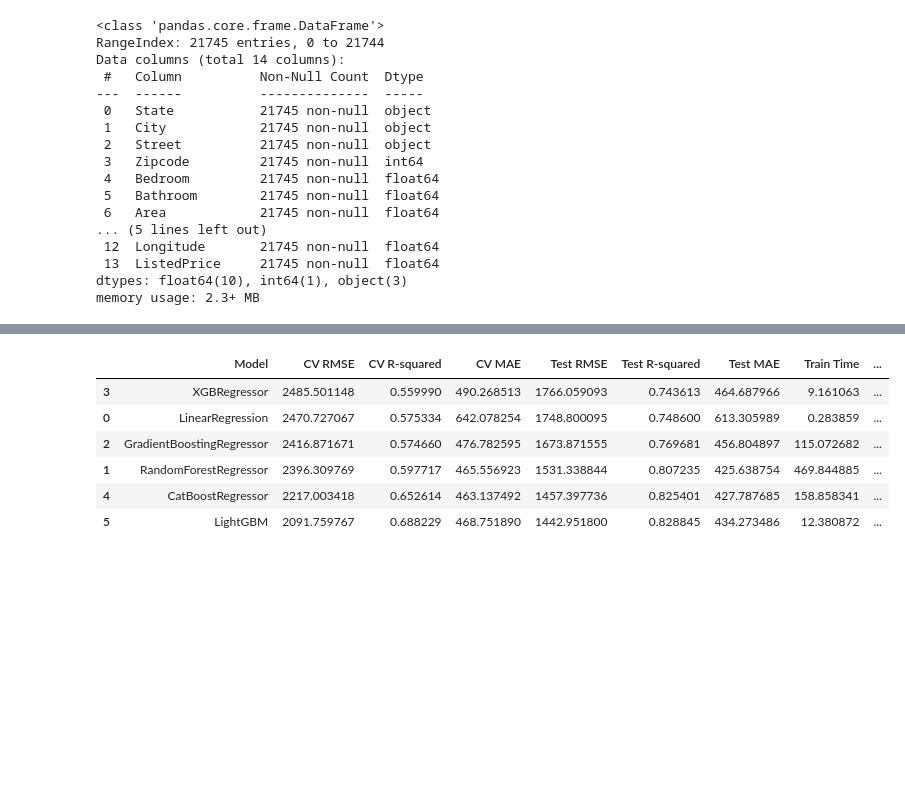
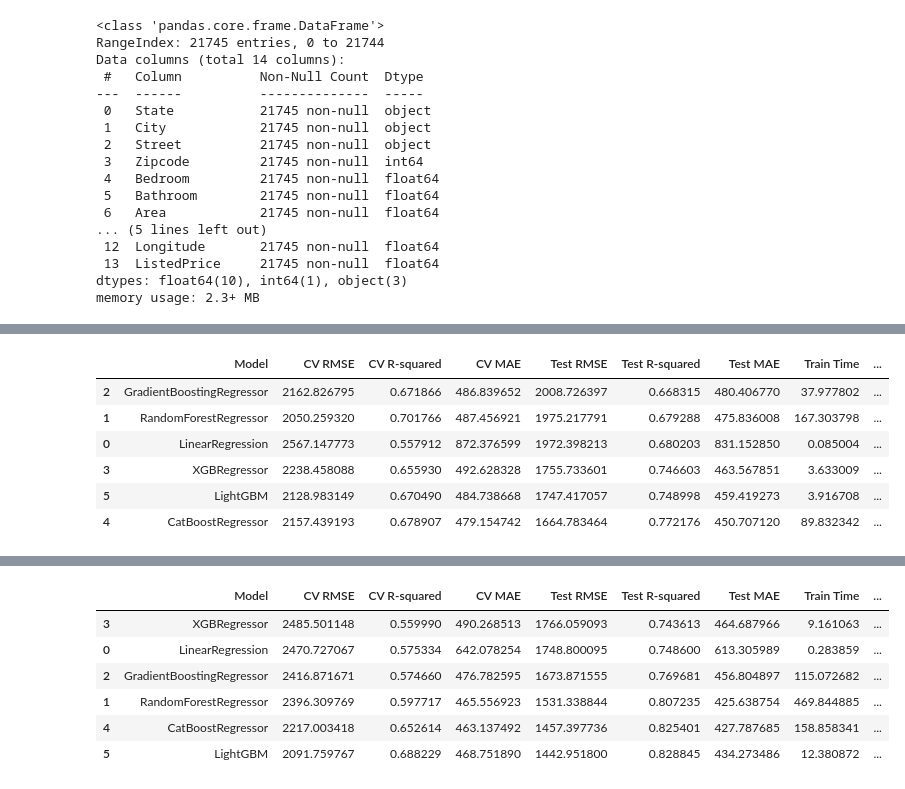
Before and after one commit to itsVarun20/Property-Listed-Price-and-Rent-Prediction, a Jupyter notebook: Code_Predicting.ipynb, the cells around one changed output, grey strips where cells are left out. Saved outputs shown, nothing was run; the diff lists cells and outputs as text; code cells hidden in the pictures; blank space fills up the shorter version.

```diff
--- a/Code_Predicting.ipynb
+++ b/Code_Predicting.ipynb
@@ -178,3 +174,13 @@ results_rent_df = display_results(results_rent, 'RentEstimate')
+# %%
+results_rent_df
+# %% [output]
+|  | Model | CV RMSE | CV R-squared | CV MAE | Test RMSE | Test R-squared | Test MAE | Train Time | ... |
+| 2 | GradientBoostingRegressor | 2162.826795 | 0.671866 | 486.839652 | 2008.726397 | 0.668315 | 480.406770 | 37.977802 | ... |
+| 1 | RandomForestRegressor | 2050.259320 | 0.701766 | 487.456921 | 1975.217791 | 0.679288 | 475.836008 | 167.303798 | ... |
+| 0 | LinearRegression | 2567.147773 | 0.557912 | 872.376599 | 1972.398213 | 0.680203 | 831.152850 | 0.085004 | ... |
+| 3 | XGBRegressor | 2238.458088 | 0.655930 | 492.628328 | 1755.733601 | 0.746603 | 463.567851 | 3.633009 | ... |
+| 5 | LightGBM | 2128.983149 | 0.670490 | 484.738668 | 1747.417057 | 0.748998 | 459.419273 | 3.916708 | ... |
+| 4 | CatBoostRegressor | 2157.439193 | 0.678907 | 479.154742 | 1664.783464 | 0.772176 | 450.707120 | 89.832342 | ... |
 # %%
 results_listed_df
 # %% [output]
```
Also changed, not shown: parts of 35 cells of this notebook.
